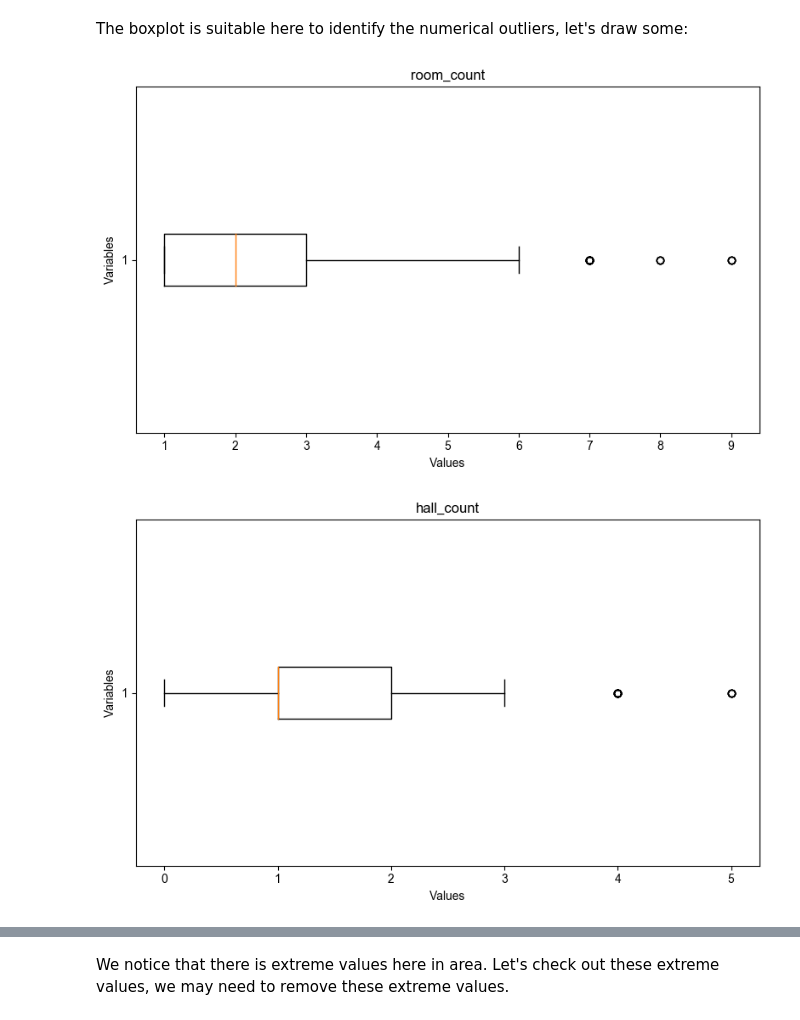
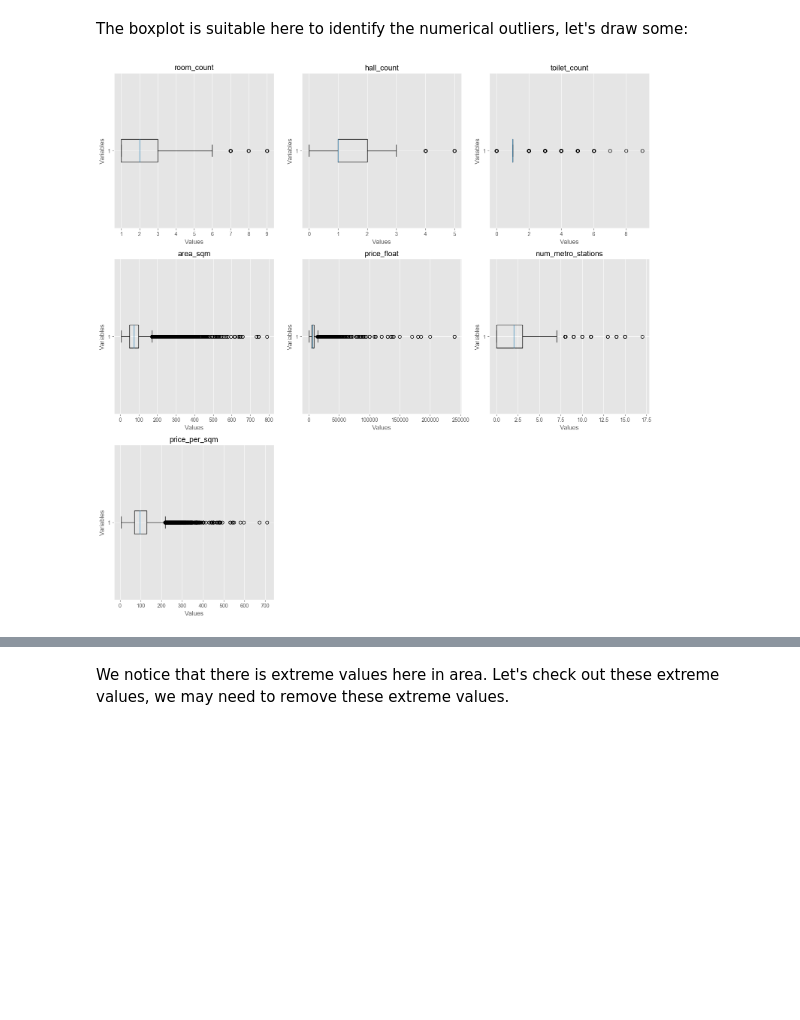
Before and after one commit to lilyyapinglang/house_rent_price_analysis, a Jupyter notebook: house_rental_shanghai.ipynb, the cells around one changed output, grey strips where cells are left out. Drawn from its saved outputs; the diff is of its cells as text; code cells hidden in the pictures; blank space fills up the shorter version.

```diff
--- a/house_rental_shanghai.ipynb
+++ b/house_rental_shanghai.ipynb
@@ -523,18 +395,21 @@ I will use another approach
 # %% [markdown]
 The boxplot is suitable here to identify the numerical outliers, let's draw some:
 # %%
-# select numeric columns
-numeric_cols = ['room_count', 'hall_count', 'toilet_count', 'area_sqm', 'price_float',                 'num_metro_stations', 'price_per_sqm']
+numeric_cols = ['room_count', 'hall_count', 'toilet_count', 'area_sqm', 'price_float', 'num_metro_stations', 'price_per_sqm']
 
-for col in numeric_cols:
-    fig, ax = plt.subplots(figsize=(8, 5))
+fig, axs = plt.subplots(nrows=3, ncols=3, figsize=(15, 15))
+
+for ax, col in zip(axs.flatten(), numeric_cols):
     ax.boxplot(residential[col].dropna(), vert=False)
     ax.set_title(col)
     ax.set_xlabel('Values')
     ax.set_ylabel('Variables')
 
-    plt.tight_layout()
-    plt.show()
+# remove empty subplots
+for i in range(len(numeric_cols), len(axs.flatten())):
+    fig.delaxes(axs.flatten()[i])
+
+plt.tight_layout()
+plt.show()
 # %% [output]
-[figure, old version]
+[figure, new version]
-[figure, removed]
```
Also changed, not shown: parts of 153 cells of this notebook, 8 other files.
